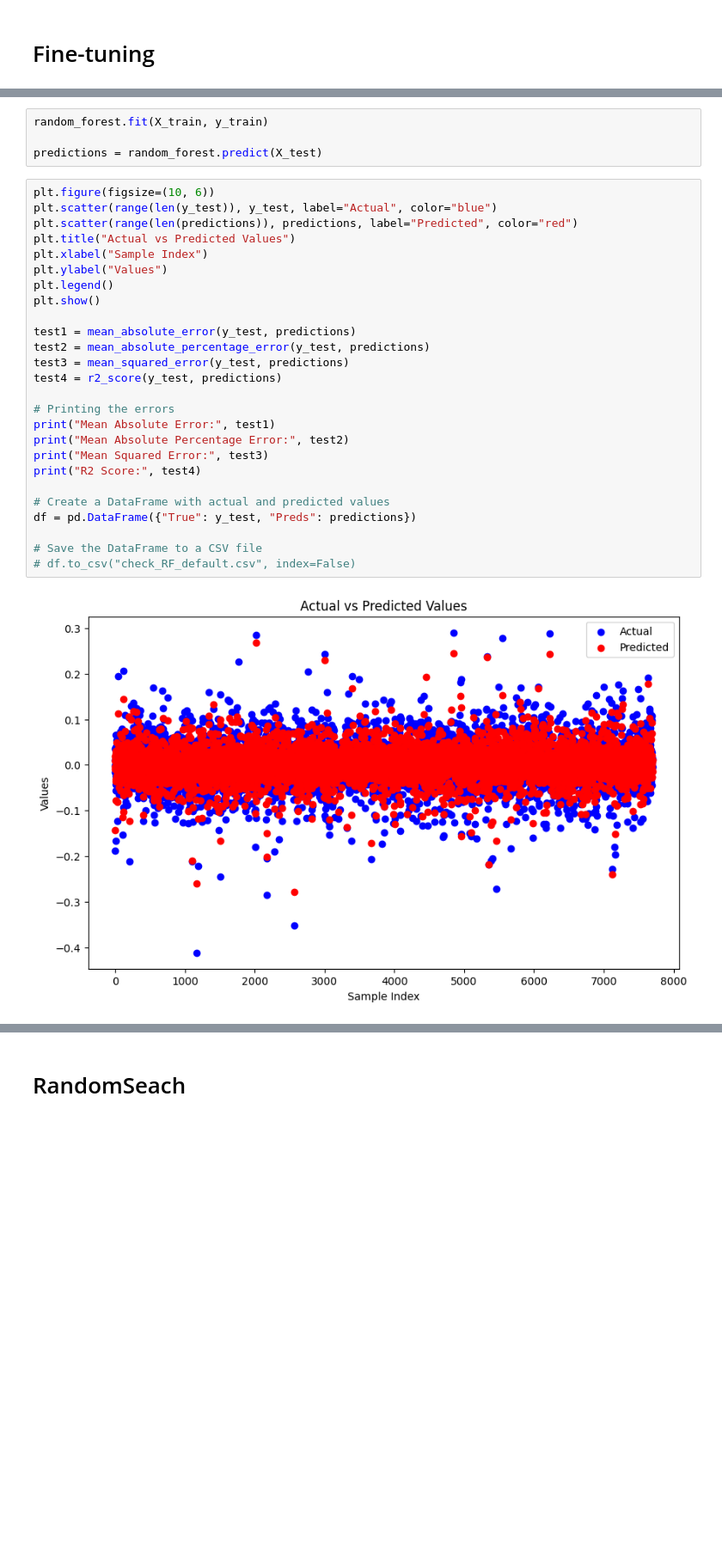
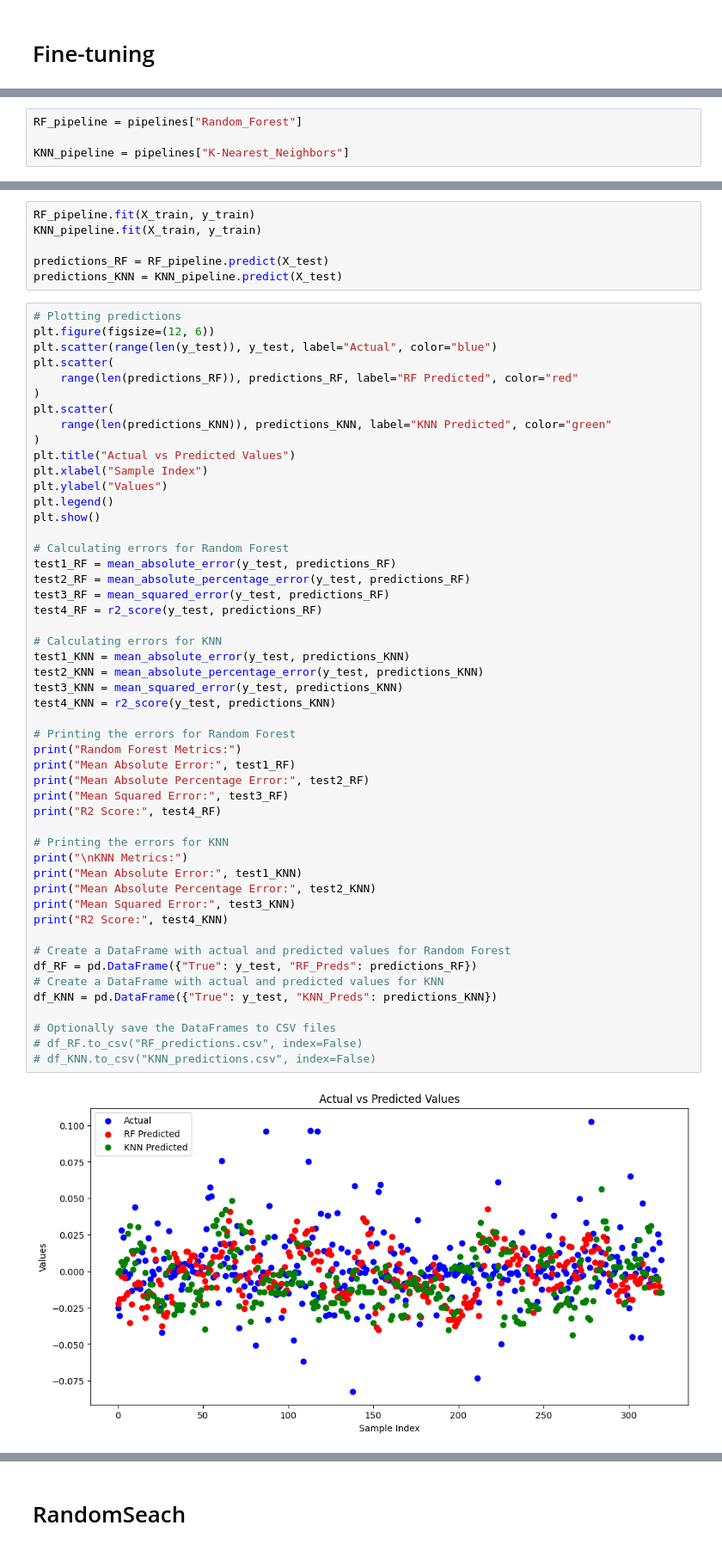
Before and after one commit to Vanekkk1/machine_learning_BTC, a Jupyter notebook: ML_algo.ipynb, the cells around one changed output, grey strips where cells are left out. Shown at 86% size. Saved outputs shown, nothing was run; the diff lists cells and outputs as text; blank space fills up the shorter version.

```diff
--- a/ML_algo.ipynb
+++ b/ML_algo.ipynb
@@ -242 +225,5 @@ xgboost = Pipeline(
+# %%
+RF_pipeline = pipelines["Random_Forest"]
+
+KNN_pipeline = pipelines["K-Nearest_Neighbors"]
 # %% [markdown]
@@ -244,32 +231,58 @@ xgboost = Pipeline(
-# %%
-random_forest.fit(X_train, y_train)
-
-predictions = random_forest.predict(X_test)
+# %%
+RF_pipeline.fit(X_train, y_train)
+KNN_pipeline.fit(X_train, y_train)
+
+predictions_RF = RF_pipeline.predict(X_test)
+predictions_KNN = KNN_pipeline.predict(X_test)
 # %%
-plt.figure(figsize=(10, 6))
+# Plotting predictions
+plt.figure(figsize=(12, 6))
 plt.scatter(range(len(y_test)), y_test, label="Actual", color="blue")
-plt.scatter(range(len(predictions)), predictions, label="Predicted", color="red")
+plt.scatter(
+    range(len(predictions_RF)), predictions_RF, label="RF Predicted", color="red"
+)
+plt.scatter(
+    range(len(predictions_KNN)), predictions_KNN, label="KNN Predicted", color="green"
+)
 plt.title("Actual vs Predicted Values")
 plt.xlabel("Sample Index")
 plt.ylabel("Values")
 plt.legend()
 plt.show()
 
-test1 = mean_absolute_error(y_test, predictions)
-test2 = mean_absolute_percentage_error(y_test, predictions)
-test3 = mean_squared_error(y_test, predictions)
-test4 = r2_score(y_test, predictions)
+# Calculating errors for Random Forest
+test1_RF = mean_absolute_error(y_test, predictions_RF)
+test2_RF = mean_absolute_percentage_error(y_test, predictions_RF)
+test3_RF = mean_squared_error(y_test, predictions_RF)
+test4_RF = r2_score(y_test, predictions_RF)
 
-# Printing the errors
-print("Mean Absolute Error:", test1)
-print("Mean Absolute Percentage Error:", test2)
-print("Mean Squared Error:", test3)
-print("R2 Score:", test4)
+# Calculating errors for KNN
+test1_KNN = mean_absolute_error(y_test, predictions_KNN)
+test2_KNN = mean_absolute_percentage_error(y_test, predictions_KNN)
+test3_KNN = mean_squared_error(y_test, predictions_KNN)
+test4_KNN = r2_score(y_test, predictions_KNN)
 
-# Create a DataFrame with actual and predicted values
-df = pd.DataFrame({"True": y_test, "Preds": predictions})
+# Printing the errors for Random Forest
+print("Random Forest Metrics:")
+print("Mean Absolute Error:", test1_RF)
+print("Mean Absolute Percentage Error:", test2_RF)
+print("Mean Squared Error:", test3_RF)
+print("R2 Score:", test4_RF)
 
-# Save the DataFrame to a CSV file
-# df.to_csv("check_RF_default.csv", index=False)
+# Printing the errors for KNN
+print("\nKNN Metrics:")
+print("Mean Absolute Error:", test1_KNN)
+print("Mean Absolute Percentage Error:", test2_KNN)
+print("Mean Squared Error:", test3_KNN)
+print("R2 Score:", test4_KNN)
+
+# Create a DataFrame with actual and predicted values for Random Forest
+df_RF = pd.DataFrame({"True": y_test, "RF_Preds": predictions_RF})
+# Create a DataFrame with actual and predicted values for KNN
+df_KNN = pd.DataFrame({"True": y_test, "KNN_Preds": predictions_KNN})
+
+# Optionally save the DataFrames to CSV files
+# df_RF.to_csv("RF_predictions.csv", index=False)
+# df_KNN.to_csv("KNN_predictions.csv", index=False)
 # %% [output]
-[figure, old version]
+[figure, new version]
```
Also changed, not shown: parts of 22 cells of this notebook, 1 other file.
